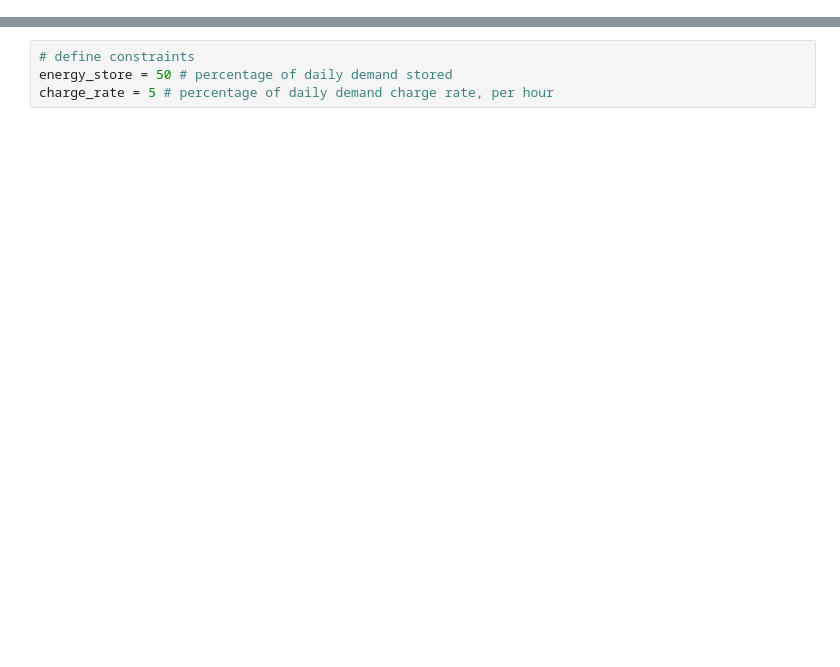
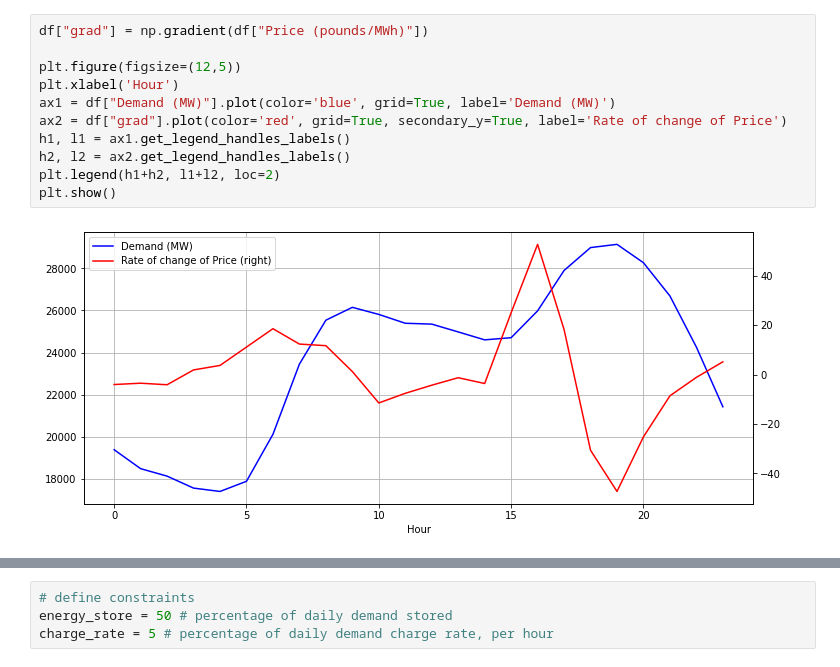
Before and after one commit to o-gent/uk-grid-analysis, a Jupyter notebook: model.ipynb, the cells around one changed output, grey strips where cells are left out. Cells and saved outputs as stored; diff of their text form; blank space fills up the shorter version.

```diff
--- a/model.ipynb
+++ b/model.ipynb
@@ -17,0 +62,13 @@ plt.show()
+# %%
+df["grad"] = np.gradient(df["Price (pounds/MWh)"])
+
+plt.figure(figsize=(12,5))
+plt.xlabel('Hour')
+ax1 = df["Demand (MW)"].plot(color='blue', grid=True, label='Demand (MW)')
+ax2 = df["grad"].plot(color='red', grid=True, secondary_y=True, label='Rate of change of Price')
+h1, l1 = ax1.get_legend_handles_labels()
+h2, l2 = ax2.get_legend_handles_labels()
+plt.legend(h1+h2, l1+l2, loc=2)
+plt.show()
+# %% [output]
+[figure, added]
```
Also changed, not shown: parts of 17 cells of this notebook, 1 other file.
